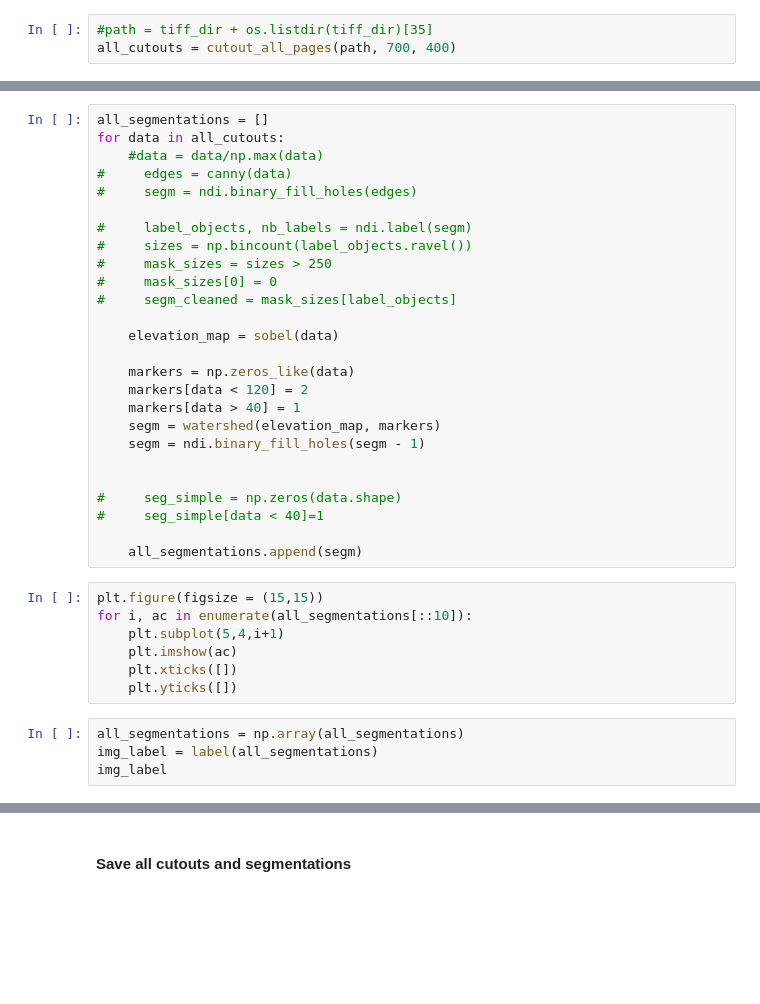
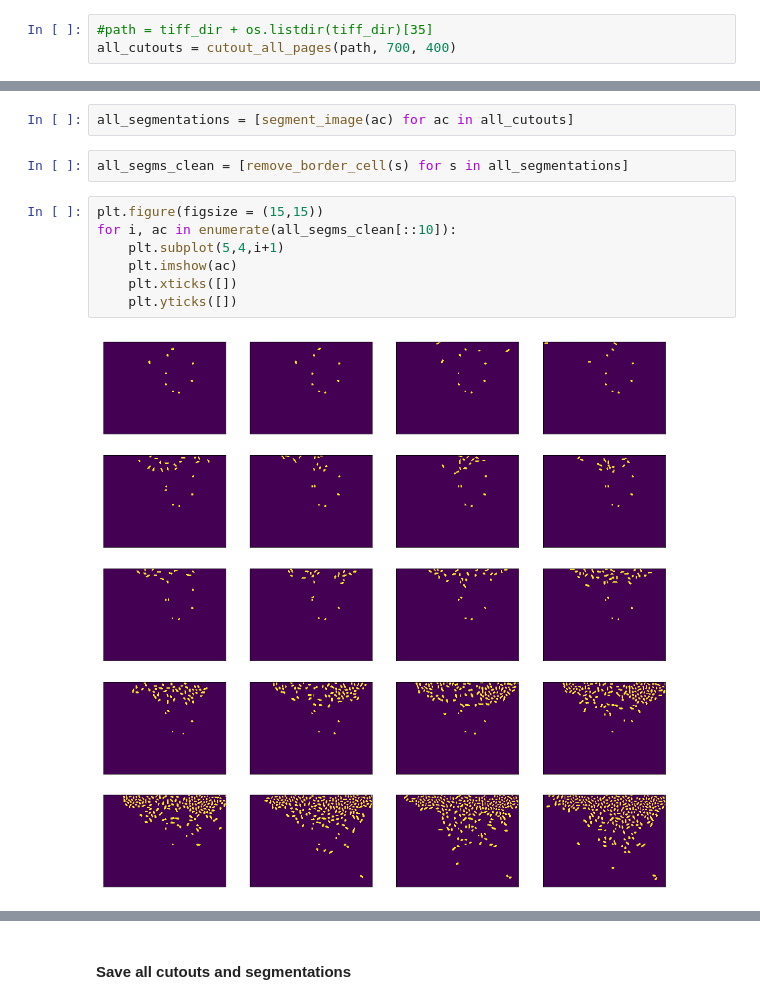
Before and after one commit to ajrzepiela/midap, a Jupyter notebook: notebooks/detect_chambers.ipynb, the cells around one changed output, grey strips where cells are left out. Saved outputs shown, nothing was run; the diff lists cells and outputs as text; blank space fills up the shorter version.

Commit message:
Create and clean segmentation image

```diff
--- a/notebooks/detect_chambers.ipynb
+++ b/notebooks/detect_chambers.ipynb
@@ -203,37 +195,13 @@ for i, ac in enumerate(all_cutouts[::10]):
-# %%
-all_segmentations = []
-for data in all_cutouts:
-    #data = data/np.max(data)
-#     edges = canny(data)
-#     segm = ndi.binary_fill_holes(edges)
-
-#     label_objects, nb_labels = ndi.label(segm)
-#     sizes = np.bincount(label_objects.ravel())
-#     mask_sizes = sizes > 250
-#     mask_sizes[0] = 0
-#     segm_cleaned = mask_sizes[label_objects]
-
-    elevation_map = sobel(data)
-
-    markers = np.zeros_like(data)
-    markers[data < 120] = 2
-    markers[data > 40] = 1
-    segm = watershed(elevation_map, markers)
-    segm = ndi.binary_fill_holes(segm - 1)
-
-
-#     seg_simple = np.zeros(data.shape)
-#     seg_simple[data < 40]=1
-
-    all_segmentations.append(segm)
+# %%
+all_segmentations = [segment_image(ac) for ac in all_cutouts]
+# %%
+all_segms_clean = [remove_border_cell(s) for s in all_segmentations]
 # %%
 plt.figure(figsize = (15,15))
-for i, ac in enumerate(all_segmentations[::10]):
+for i, ac in enumerate(all_segms_clean[::10]):
     plt.subplot(5,4,i+1)
     plt.imshow(ac)
     plt.xticks([])
     plt.yticks([])
+# %% [output]
+[figure, added]
-# %%
-all_segmentations = np.array(all_segmentations)
-img_label = label(all_segmentations)
-img_label
```
Also changed, not shown: parts of 11 cells of this notebook, 1 other file.
